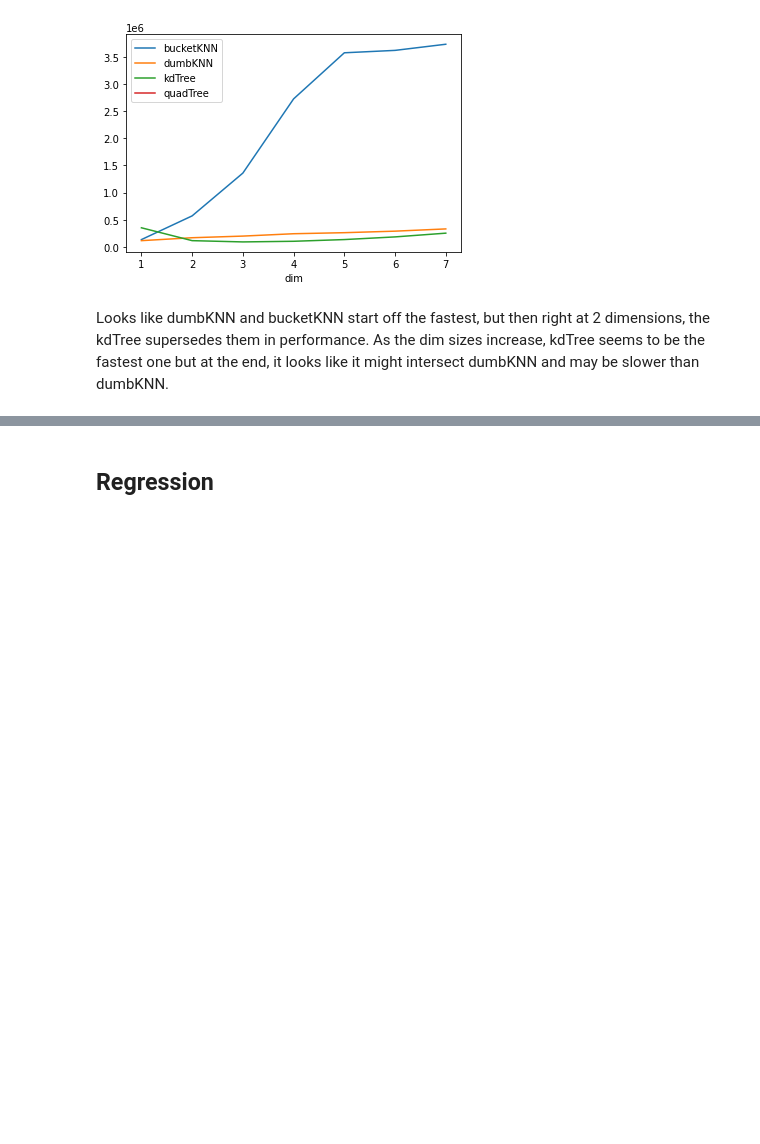
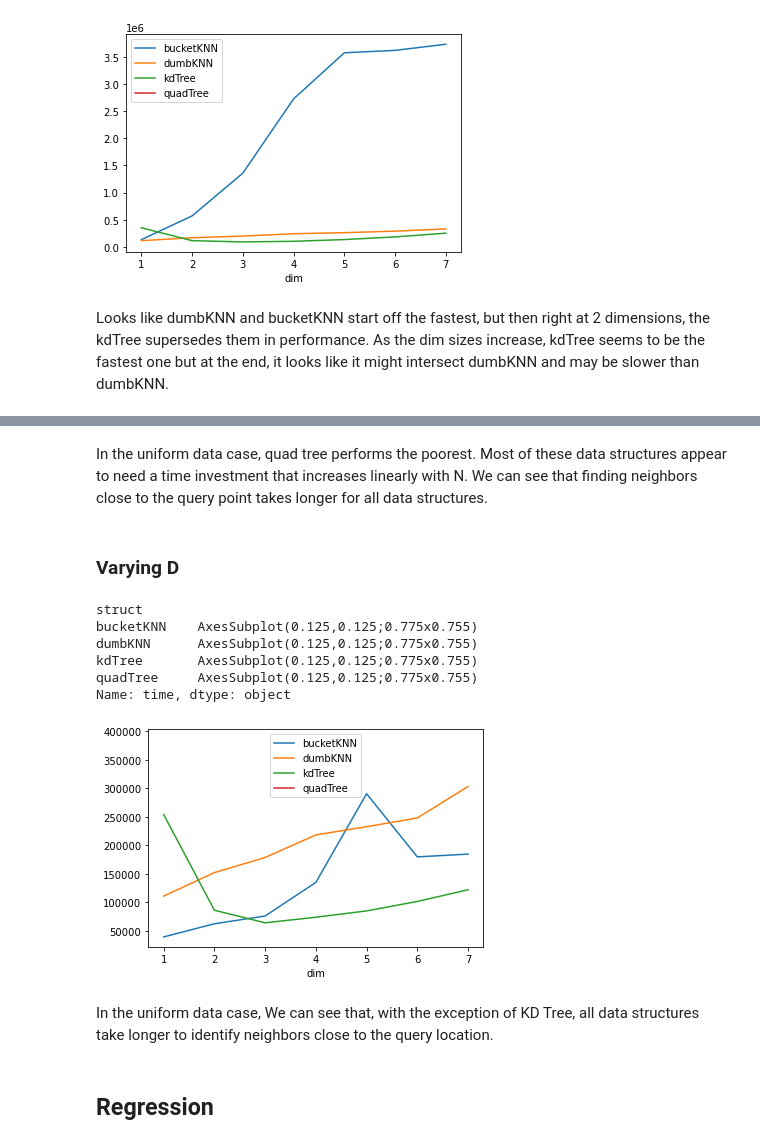
Before and after one commit to UtahMSD/anirudhLath, a Jupyter notebook: CS6017/dsProject/assignment04/spatialDatastructuresStarterCode/HW4.ipynb, the cells around one changed output, grey strips where cells are left out. Drawn from its saved outputs; the diff is of its cells as text; code cells hidden in the pictures; blank space fills up the shorter version.

```diff
--- a/CS6017/dsProject/assignment04/spatialDatastructuresStarterCode/HW4.ipynb
+++ b/CS6017/dsProject/assignment04/spatialDatastructuresStarterCode/HW4.ipynb
@@ -57,3 +99,19 @@ Looks like dumbKNN and bucketKNN start off the fastest, but then right at 2 dime
+# %% [markdown]
+In the uniform data case, quad tree performs the poorest. Most of these data structures appear to need a time investment that increases linearly with N. We can see that finding neighbors close to the query point takes longer for all data structures.
+# %% [markdown]
+### Varying D
+# %%
+dim_df.set_index("dim").groupby("struct")["time"].plot(legend=True)
+# %% [output]
+struct
+bucketKNN    AxesSubplot(0.125,0.125;0.775x0.755)
+dumbKNN      AxesSubplot(0.125,0.125;0.775x0.755)
+kdTree       AxesSubplot(0.125,0.125;0.775x0.755)
+quadTree     AxesSubplot(0.125,0.125;0.775x0.755)
+Name: time, dtype: object
+[figure, added]
+# %% [markdown]
+In the uniform data case, We can see that, with the exception of KD Tree, all data structures take longer to identify neighbors close to the query location.
 # %% [markdown]
 ## Regression
 # %%
```
Also changed, not shown: parts of 18 cells of this notebook, 2 other files.
